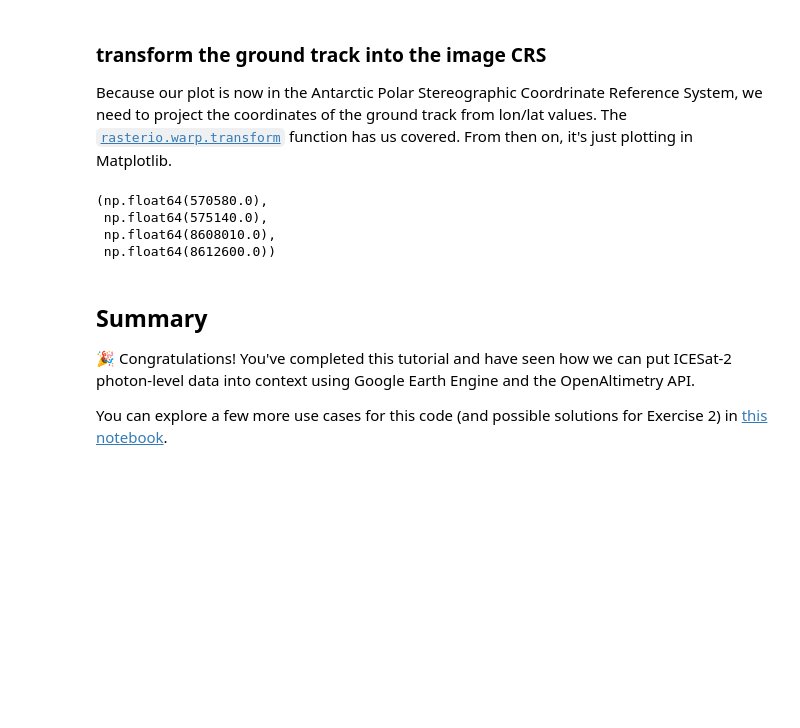
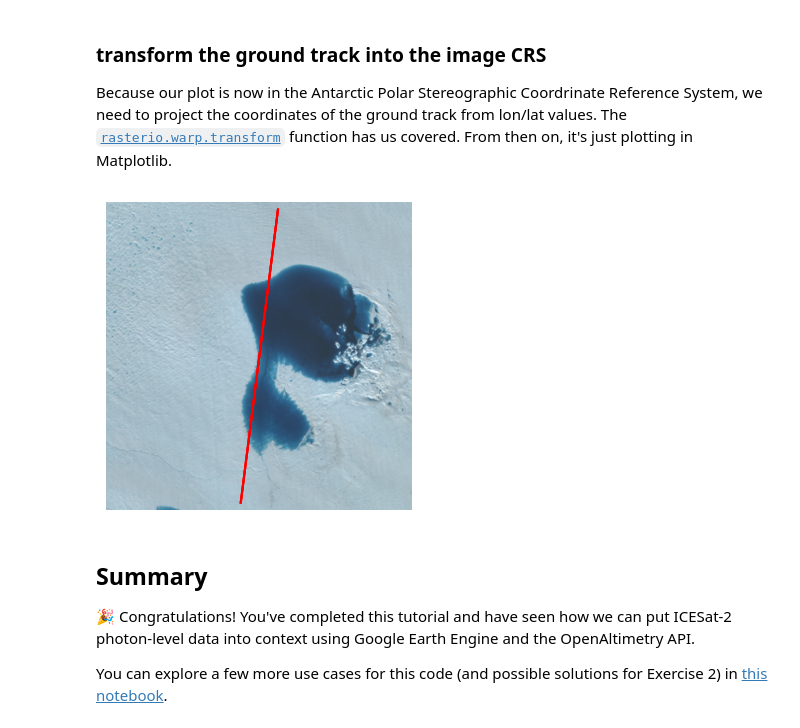
Before and after one commit to chancelorr/icesat2-cookbook, a Jupyter notebook: notebooks/visualization.ipynb, the cells around one changed output. Drawn from its saved outputs; the diff is of its cells as text; code cells hidden in the pictures; blank space fills up the shorter version.

```diff
--- a/notebooks/visualization.ipynb
+++ b/notebooks/visualization.ipynb
@@ -630,12 +636,11 @@ Because our plot is now in the Antarctic Polar Stereographic Coordrinate Referen
 # %%
 gtx_x, gtx_y = warp.transform(src_crs='epsg:4326', dst_crs=myImage.crs, xs=is2data.atl08.lon, ys=is2data.atl08.lat)
 ax.plot(gtx_x, gtx_y, color='red', linestyle='-')
 ax.axis('off')
+
+display(fig)
 # %% [output]
-(np.float64(570580.0),
- np.float64(575140.0),
- np.float64(8608010.0),
- np.float64(8612600.0))
+[figure, added]
 # %% [markdown]
 ## Summary
 
```
Also changed, not shown: parts of 6 cells of this notebook.
